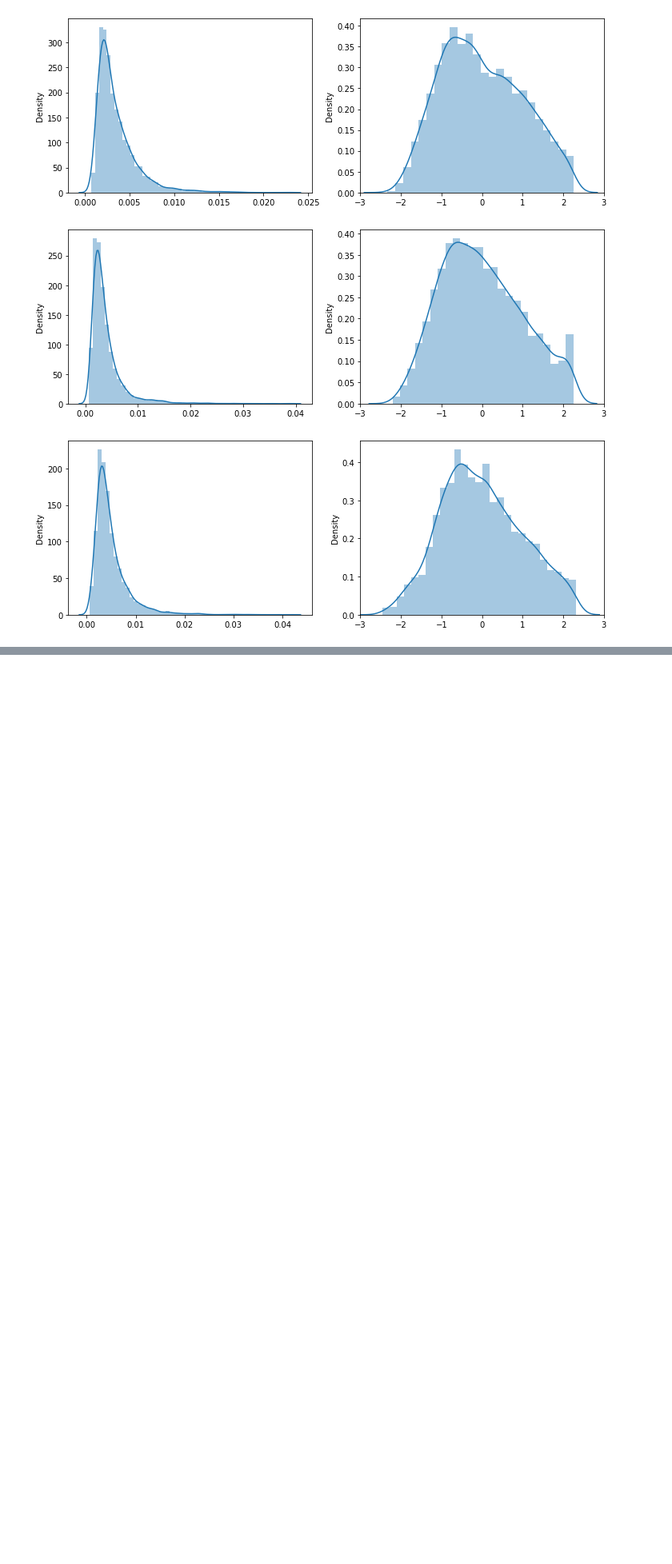
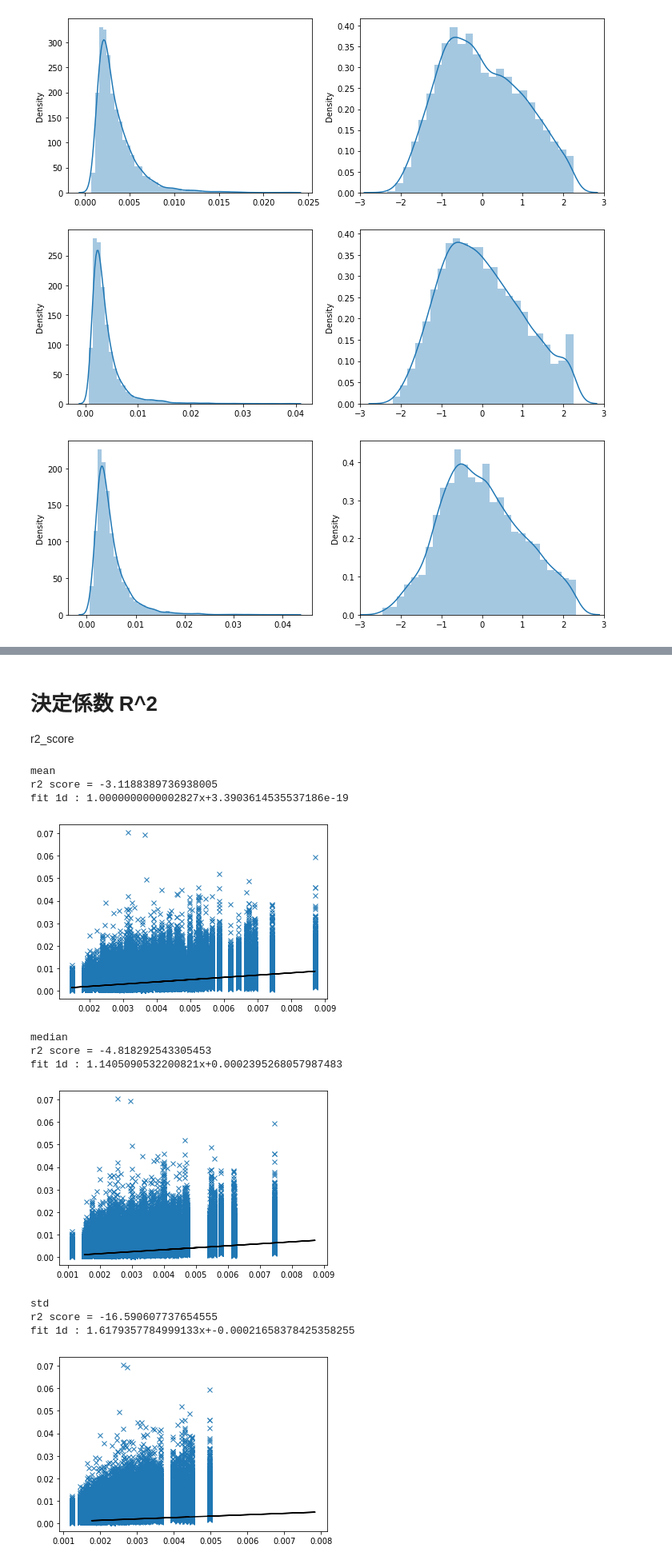
Before and after one commit to mahiro72/kaggle_OptiverRealizedVolatilityPrediction, a Jupyter notebook: eda/eda_0811.ipynb, the cells around one changed output, grey strips where cells are left out. Shown at 80% size. Cells and saved outputs as stored; diff of their text form; code cells hidden in the pictures; blank space fills up the shorter version.

```diff
--- a/eda/eda_0811.ipynb
+++ b/eda/eda_0811.ipynb
@@ -388,0 +404,2 @@ for i in [1,2,10,30,100]:
+# %%
+train_info = train.copy()
@@ -388,0 +422,7 @@ for i in [1,2,10,30,100]:
+# %%
+train_info["mean"] = train["stock_id"].map(dict(zip(stock["stock_id"],stock["mean"])))
+train_info["median"] = train["stock_id"].map(dict(zip(stock["stock_id"],stock["median"])))
+train_info["std"] = train["stock_id"].map(dict(zip(stock["stock_id"],stock["std"])))
+# %% [markdown]
+# 決定係数 R^2
+r2_score
@@ -388,0 +431,27 @@ for i in [1,2,10,30,100]:
+# %%
+for i,col in enumerate(train_info.columns):
+    if i==0 or i==1 or i==2:
+        continue
+    xx = train_info[col]
+    yy = train_info["target"]
+    print(col)
+    print(f'r2 score = {r2_score(xx,yy)}')
+    plt.plot(xx,yy,"x")
+    coef = np.polyfit(xx,yy,1) # 2変数の回帰分析
+    y_pred = coef[0]*xx+coef[1]
+    print(f'fit 1d : {coef[0]}x+{coef[1]}')
+    plt.plot(y_pred,xx,'k-')
+    plt.show()
+# %% [output]
+mean
+r2 score = -3.1188389736938005
+fit 1d : 1.0000000000002827x+3.3903614535537186e-19
+[figure, added]
+median
+r2 score = -4.818292543305453
+fit 1d : 1.1405090532200821x+0.0002395268057987483
+[figure, added]
+std
+r2 score = -16.590607737654555
+fit 1d : 1.6179357784999133x+-0.00021658378425358255
+[figure, added]
```
Also changed, not shown: parts of 23 cells of this notebook, 1 other file.
